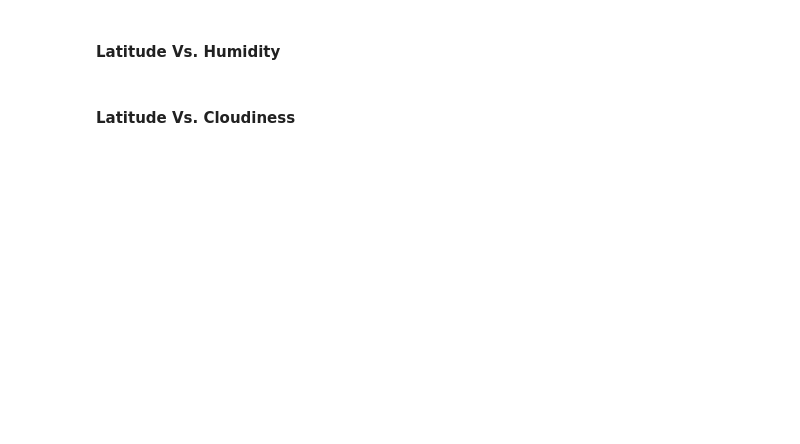
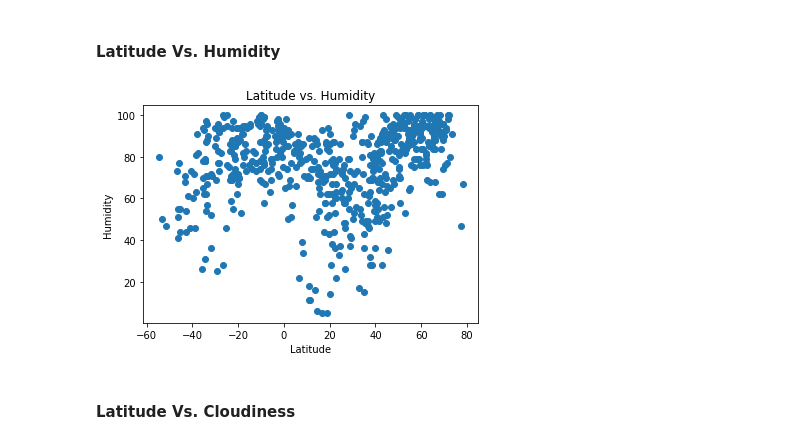
Before and after one commit to hfattor/python-weather-api, a Jupyter notebook: WeatherPy.ipynb, the cells around one changed output. Drawn from its saved outputs; the diff is of its cells as text; code cells hidden in the pictures; blank space fills up the shorter version.

```diff
--- a/WeatherPy.ipynb
+++ b/WeatherPy.ipynb
@@ -221,16 +210,22 @@ plt.show()
 #### Latitude Vs. Humidity
 # %%
 # Build the scatter plots for latitude vs. humidity
-# YOUR CODE HERE
+x_values = city_data_df["Lat"]
+y_values = city_data_df["Humidity"]
+plt.scatter(x_values, y_values)
 
 # Incorporate the other graph properties
-# YOUR CODE HERE
+plt.xlabel('Latitude')
+plt.ylabel('Humidity')
+plt.title('Latitude vs. Humidity')
 
 # Save the figure
 plt.savefig("output_data/Fig2.png")
 
 # Show plot
 plt.show()
+# %% [output]
+[figure, added]
 # %% [markdown]
 #### Latitude Vs. Cloudiness
 # %%
```
Also changed, not shown: parts of 36 cells of this notebook, 5 other files.
